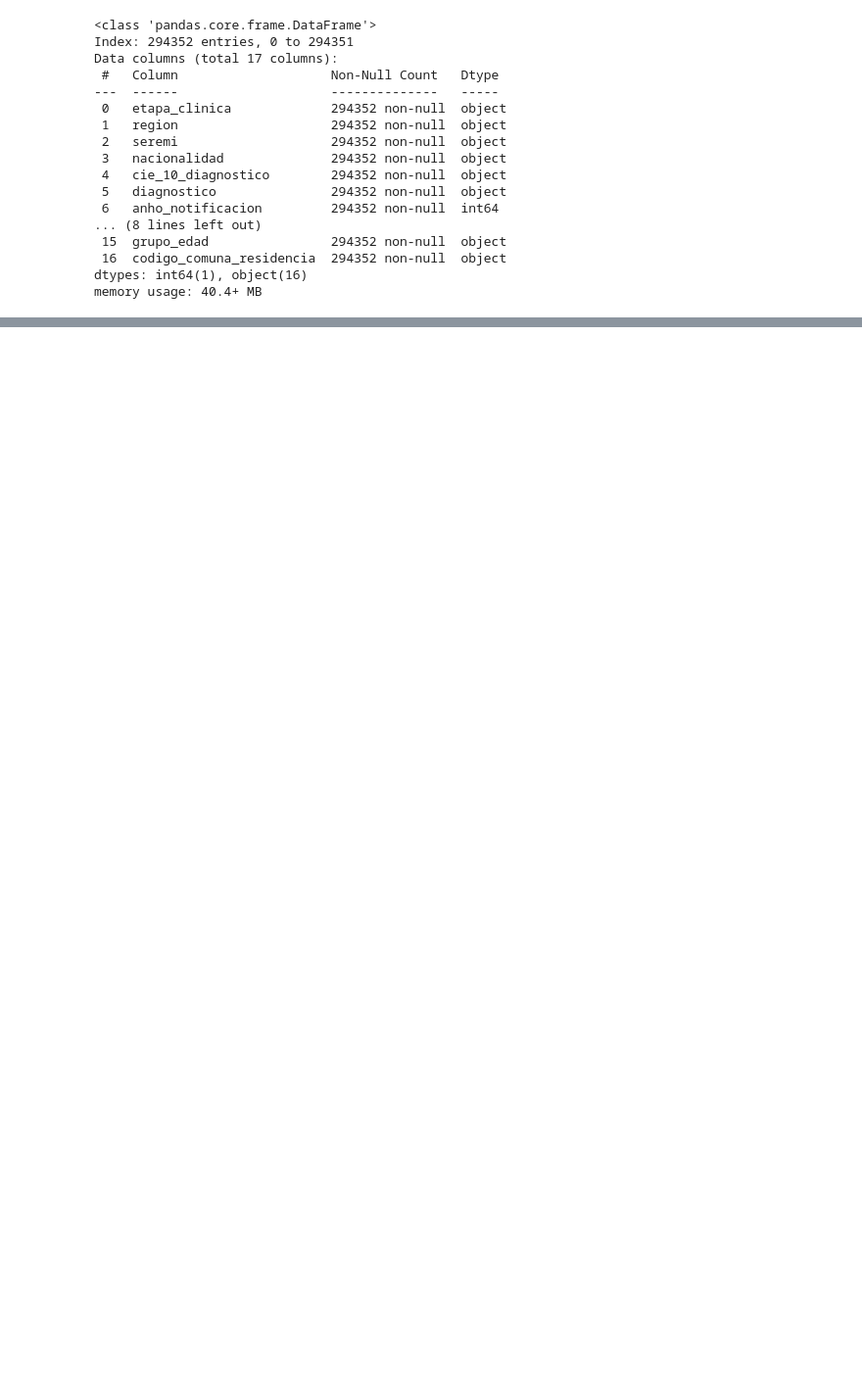
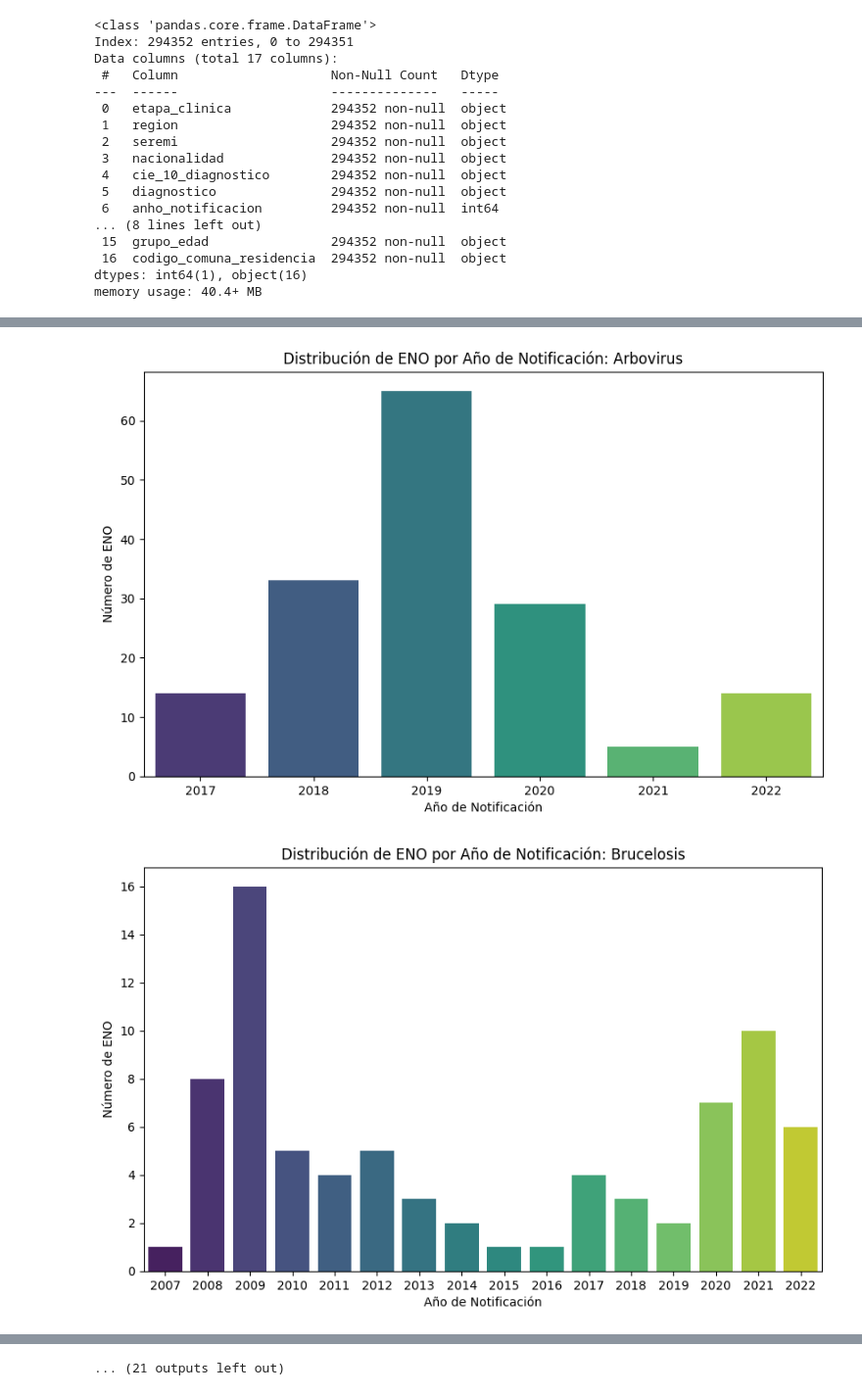
Before and after one commit to dquenti/ENO_Notification, a Jupyter notebook: DataAnalysis.ipynb, the cells around one changed output, grey strips where cells are left out. Shown at 98% size. Cells and saved outputs as stored; diff of their text form; code cells hidden in the pictures; blank space fills up the shorter version.

```diff
--- a/DataAnalysis.ipynb
+++ b/DataAnalysis.ipynb
@@ -193,0 +66,14 @@ memory usage: 38.2+ MB
+# %%
+enos = df['ENO'].unique()
+
+# Crear un gráfico individual para cada valor de ENO
+for eno in enos:
+    plt.figure(figsize=(10, 6))
+    sns.countplot(data=df[df['ENO'] == eno], x='anho_notificacion', palette='viridis')
+    plt.title(f'Distribución de ENO por Año de Notificación: {eno}')
+    plt.xlabel('Año de Notificación')
+    plt.ylabel('Número de ENO')
+    plt.show()
+# %% [output]
+[figure, added]
+[figure, added]
@@ -193,0 +90 @@ memory usage: 38.2+ MB
+... (21 outputs left out)
```
Also changed, not shown: parts of 26 cells of this notebook, 1 other file.
